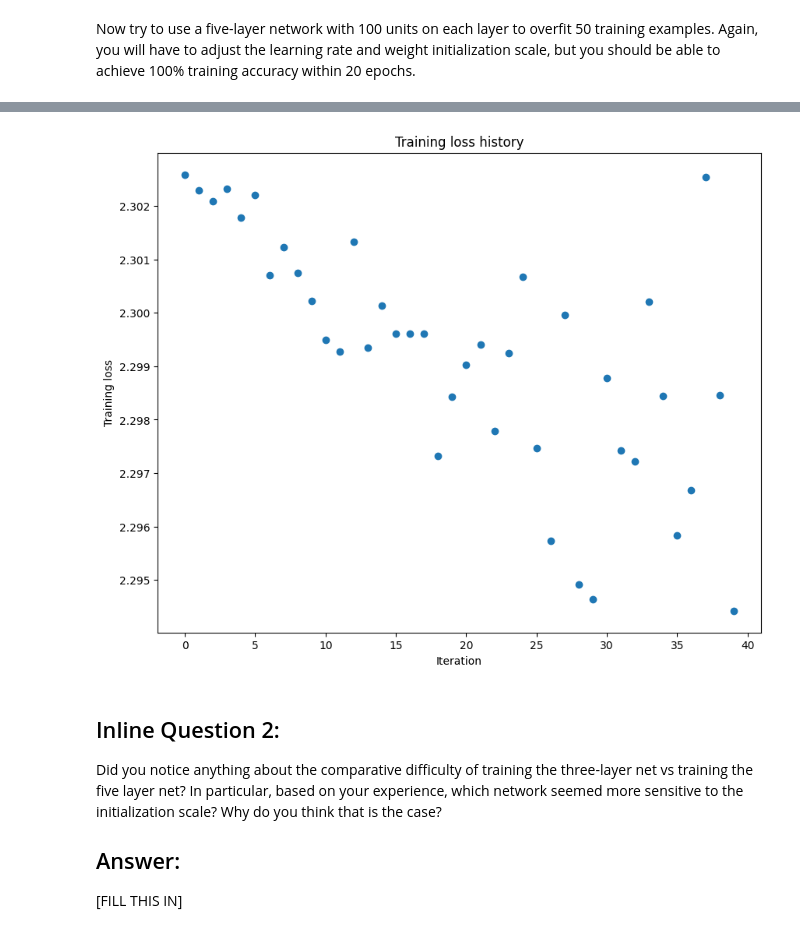
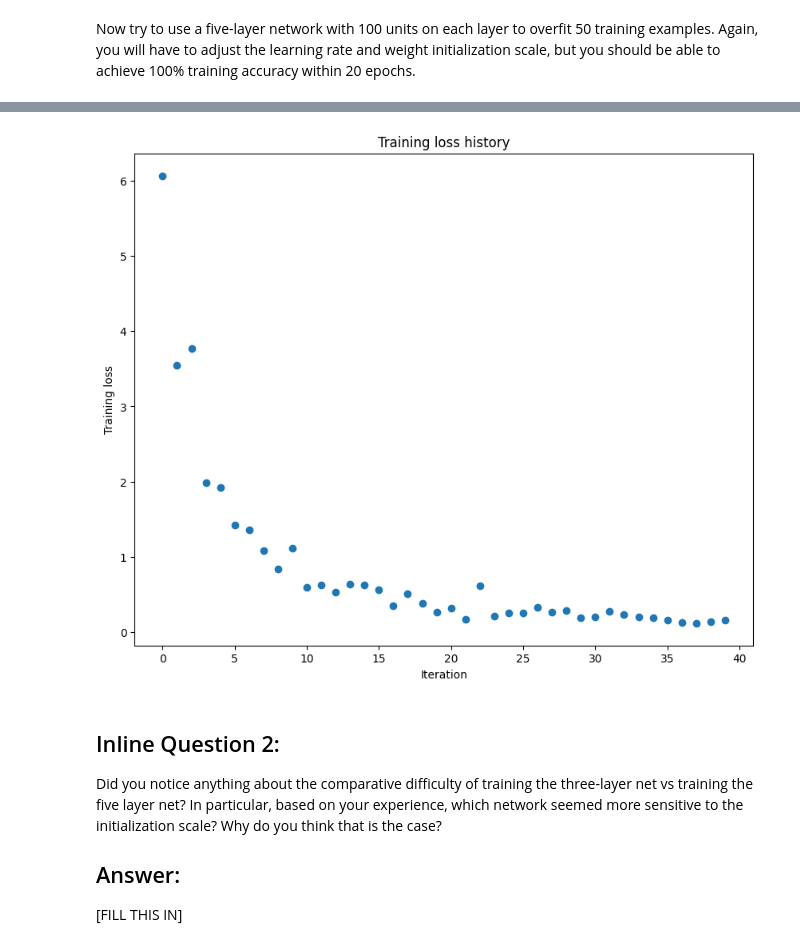
Before and after one commit to cuttle-fish-my/CS280_2023spring_backup, a Jupyter notebook: CS280-Spring23-Assignment2/Homework2_PartB/FullyConnectedNets.ipynb, the cells around one changed output, grey strips where cells are left out. Cells and saved outputs as stored; diff of their text form; code cells hidden in the pictures.

```diff
--- a/CS280-Spring23-Assignment2/Homework2_PartB/FullyConnectedNets.ipynb
+++ b/CS280-Spring23-Assignment2/Homework2_PartB/FullyConnectedNets.ipynb
@@ -509,8 +509,8 @@ small_data = {
   'y_val': data['y_val'],
 }
 
-learning_rate = 1e-2  # Experiment with this!
-weight_scale = 1e-3   # Experiment with this!
+learning_rate = 3e-3  # Experiment with this!
+weight_scale = 5e-2   # Experiment with this!
 model = FullyConnectedNet([100, 100, 100, 100],
                 weight_scale=weight_scale, dtype=np.float64)
 solver = Solver(model, small_data,
@@ -548,4 +548,4 @@ plt.show()
-[figure, old version]
+[figure, new version]
 # %% [markdown]
 ## Inline Question 2:
 Did you notice anything about the comparative difficulty of training the three-layer net vs training the five layer net? In particular, based on your experience, which network seemed more sensitive to the initialization scale? Why do you think that is the case?
```
Also changed, not shown: parts of 2 cells of this notebook, 1 other file.
